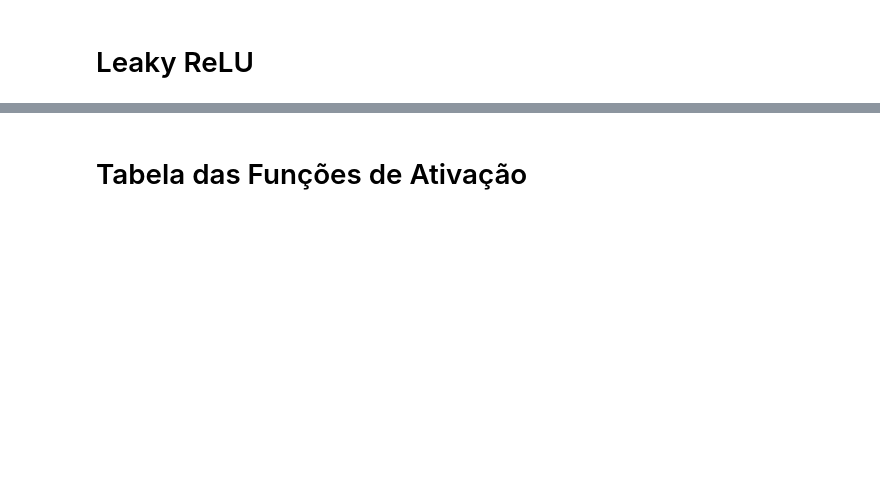
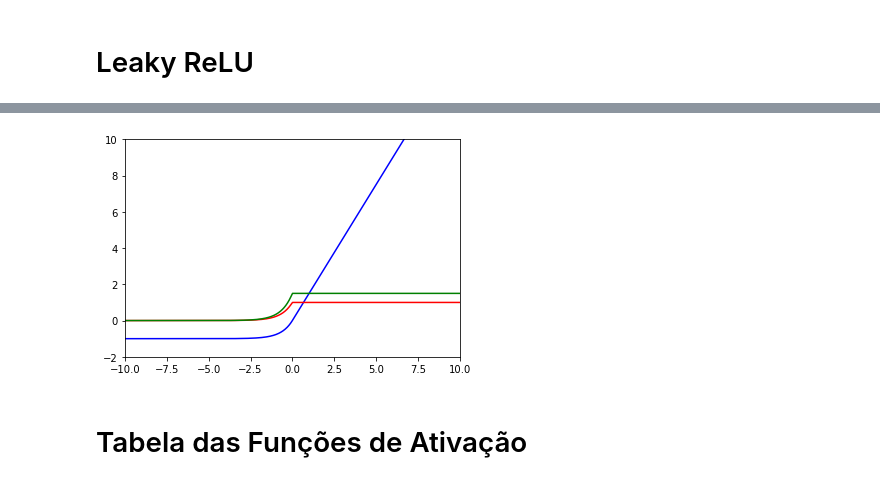
Before and after one commit to arnaldog12/Manual-Pratico-Deep-Learning, a Jupyter notebook: Funções de Ativação.ipynb, the cells around one changed output, grey strips where cells are left out. Drawn from its saved outputs; the diff is of its cells as text; code cells hidden in the pictures; blank space fills up the shorter version.

```diff
--- a/Funções de Ativação.ipynb
+++ b/Funções de Ativação.ipynb
@@ -117,3 +136,15 @@ interactive_plot
+# %%
+def elu(x, derivative=False):
+    alpha = 1.0
+    if derivative:
+        y = elu(x)
+        return np.where(x < 0, y + alpha, 1)
+    return np.where(x < 0, alpha*(np.exp(x) - 1), x)
+# %%
+interactive_plot = interactive(plot_interactive, w=(-2.0, 2.0), b=(-3, 3, 0.5), func=fixed(elu), ylim=fixed((-2, 10)))
+interactive_plot
+# %% [output]
+[figure, added]
 # %% [markdown]
 # Tabela das Funções de Ativação
 # %% [markdown]
```
Also changed, not shown: parts of 14 cells of this notebook, 2 other files.
